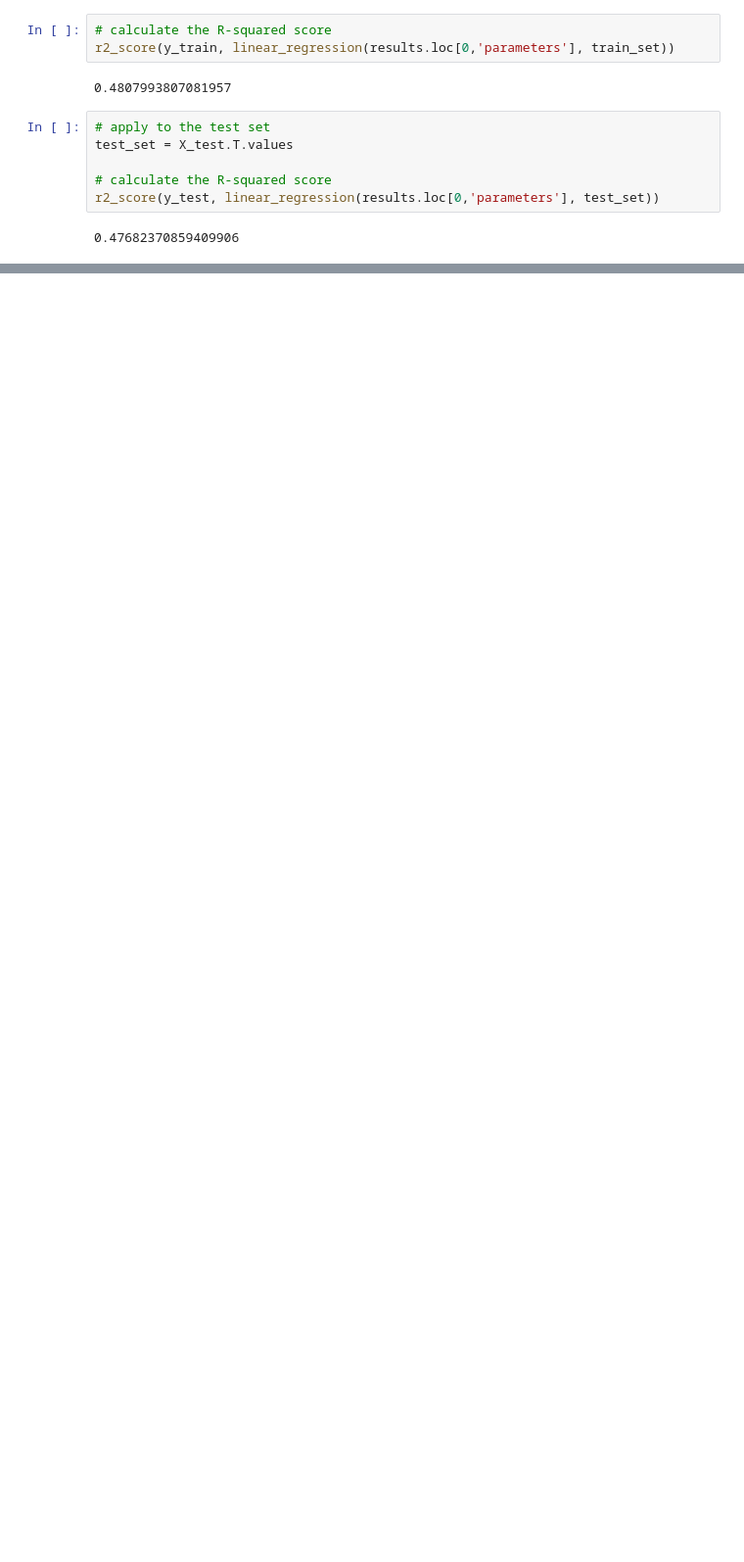
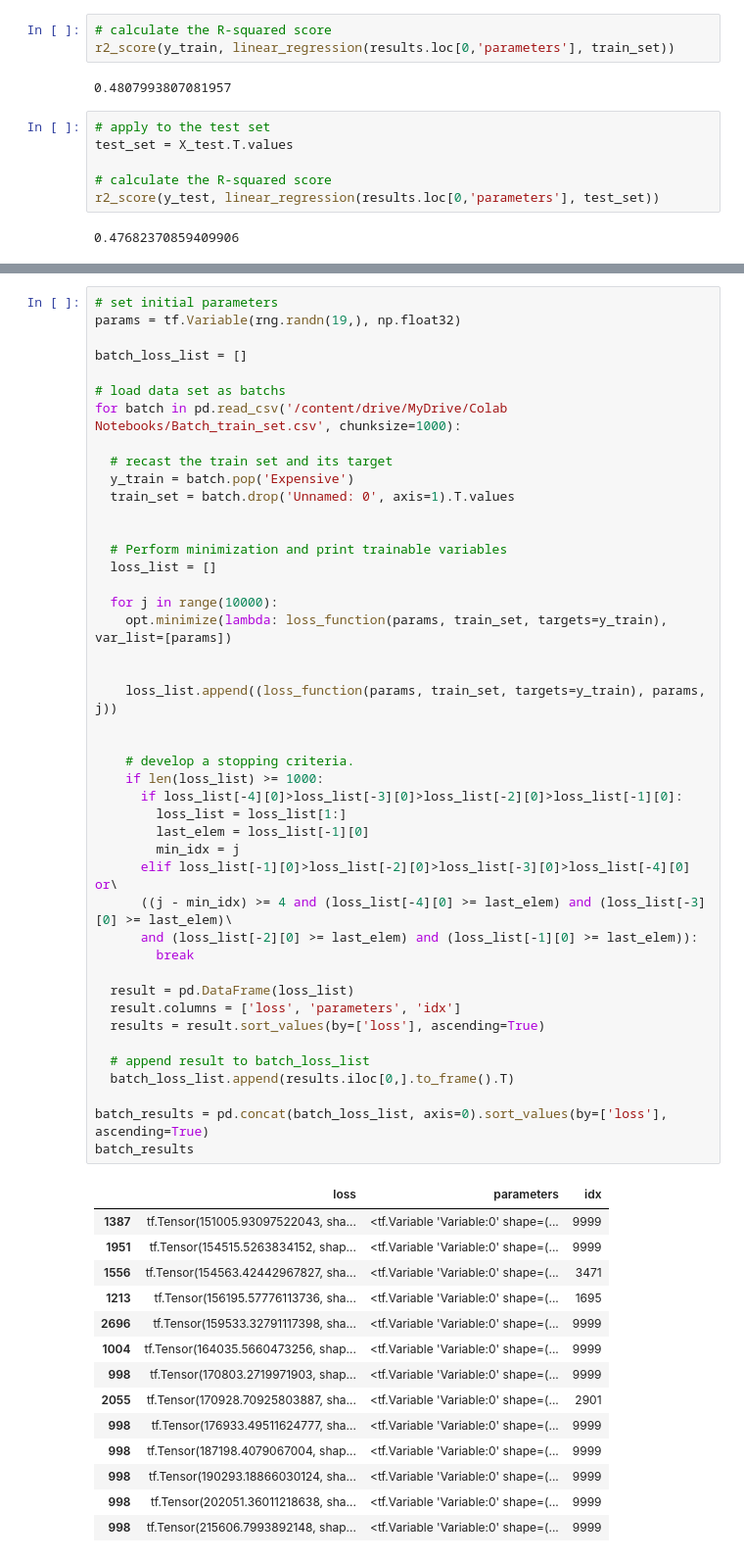
Before and after one commit to GoodnessUdochukwu/9.-Machine-Deep-Learning-TensorFlow, a Jupyter notebook: Multivariate_Linear_Regression.ipynb, the cells around one changed output, grey strips where cells are left out. Shown at 98% size. Drawn from its saved outputs; the diff is of its cells as text; blank space fills up the shorter version.

```diff
--- a/Multivariate_Linear_Regression.ipynb
+++ b/Multivariate_Linear_Regression.ipynb
@@ -264,0 +286,59 @@ r2_score(y_test, linear_regression(results.loc[0,'parameters'], test_set))
+# %%
+# set initial parameters
+params = tf.Variable(rng.randn(19,), np.float32)
+
+batch_loss_list = []
+
+# load data set as batchs
+for batch in pd.read_csv('/content/drive/MyDrive/Colab Notebooks/Batch_train_set.csv', chunksize=1000):
+
+  # recast the train set and its target
+  y_train = batch.pop('Expensive')
+  train_set = batch.drop('Unnamed: 0', axis=1).T.values
+
+
+  # Perform minimization and print trainable variables
+  loss_list = []
+
+  for j in range(10000):
+    opt.minimize(lambda: loss_function(params, train_set, targets=y_train), var_list=[params])
+
+
+    loss_list.append((loss_function(params, train_set, targets=y_train), params, j))
+
+
+    # develop a stopping criteria.
+    if len(loss_list) >= 1000:
+      if loss_list[-4][0]>loss_list[-3][0]>loss_list[-2][0]>loss_list[-1][0]:
+        loss_list = loss_list[1:]
+        last_elem = loss_list[-1][0]
+        min_idx = j
+      elif loss_list[-1][0]>loss_list[-2][0]>loss_list[-3][0]>loss_list[-4][0] or\
+      ((j - min_idx) >= 4 and (loss_list[-4][0] >= last_elem) and (loss_list[-3][0] >= last_elem)\
+      and (loss_list[-2][0] >= last_elem) and (loss_list[-1][0] >= last_elem)):
+        break
+
+  result = pd.DataFrame(loss_list)
+  result.columns = ['loss', 'parameters', 'idx']
+  results = result.sort_values(by=['loss'], ascending=True)
+
+  # append result to batch_loss_list
+  batch_loss_list.append(results.iloc[0,].to_frame().T)
+
+batch_results = pd.concat(batch_loss_list, axis=0).sort_values(by=['loss'], ascending=True)
+batch_results
+# %% [output]
+|  | loss | parameters | idx |
+| 1387 | tf.Tensor(151005.93097522043, sha... | <tf.Variable 'Variable:0' shape=(... | 9999 |
+| 1951 | tf.Tensor(154515.5263834152, shap... | <tf.Variable 'Variable:0' shape=(... | 9999 |
+| 1556 | tf.Tensor(154563.42442967827, sha... | <tf.Variable 'Variable:0' shape=(... | 3471 |
+| 1213 | tf.Tensor(156195.57776113736, sha... | <tf.Variable 'Variable:0' shape=(... | 1695 |
+| 2696 | tf.Tensor(159533.32791117398, sha... | <tf.Variable 'Variable:0' shape=(... | 9999 |
+| 1004 | tf.Tensor(164035.5660473256, shap... | <tf.Variable 'Variable:0' shape=(... | 9999 |
+| 998 | tf.Tensor(170803.2719971903, shap... | <tf.Variable 'Variable:0' shape=(... | 9999 |
+| 2055 | tf.Tensor(170928.70925803887, sha... | <tf.Variable 'Variable:0' shape=(... | 2901 |
+| 998 | tf.Tensor(176933.49511624777, sha... | <tf.Variable 'Variable:0' shape=(... | 9999 |
+| 998 | tf.Tensor(187198.4079067004, shap... | <tf.Variable 'Variable:0' shape=(... | 9999 |
+| 998 | tf.Tensor(190293.18866030124, sha... | <tf.Variable 'Variable:0' shape=(... | 9999 |
+| 998 | tf.Tensor(202051.36011218638, sha... | <tf.Variable 'Variable:0' shape=(... | 9999 |
+| 998 | tf.Tensor(215606.7993892148, shap... | <tf.Variable 'Variable:0' shape=(... | 9999 |
```
Also changed, not shown: parts of 7 cells of this notebook.
